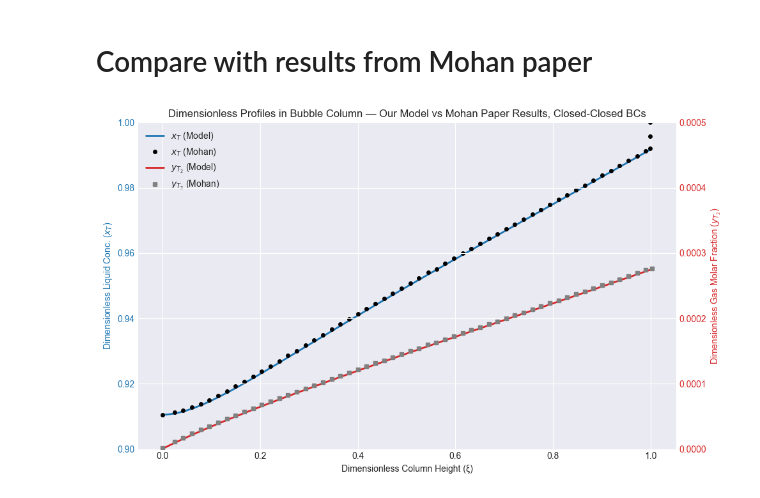
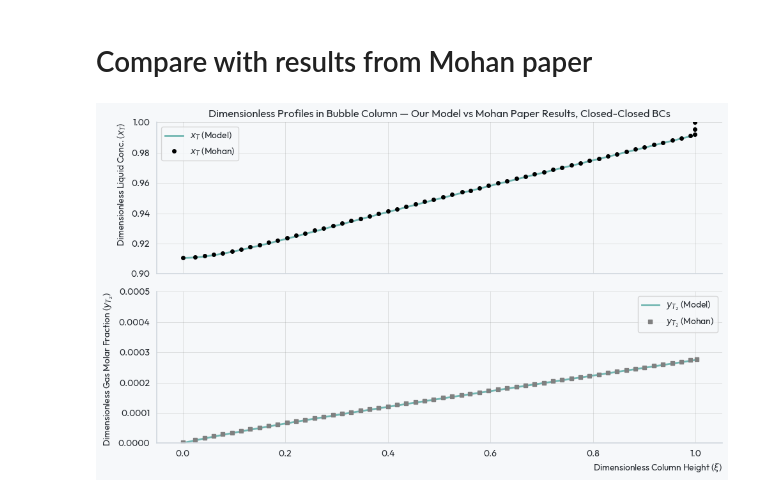
Before and after one commit to rossmacdonald98/BubbleColumnGLC, a Jupyter notebook: GLC/plots.ipynb, the cells around one changed output. Saved outputs shown, nothing was run; the diff lists cells and outputs as text; code cells hidden in the pictures.

```diff
--- a/GLC/plots.ipynb
+++ b/GLC/plots.ipynb
@@ -205,0 +101,3 @@ nu: 0.0008152525771960768
+# %%
+import morethemes as mt
+mt.set_theme("lighter")
@@ -208,58 +212,58 @@ nu: 0.0008152525771960768
 # %%
 # The Mohan paper uses parameters:
 
 # c_T_inlet = 1.96e-2  # mol/m^3 (c_T(L+)), Inlet tritium concentration in liquid
 # y_T2_in = 0      # Inlet tritium molar fraction in gas (0 = pure purge gas)
 # P_0 = 5e5        # Pa, Total pressure at gas inlet / liquid outlet
 # L = 3            # m, Height of the bubble column
 # D = 0.5          # m, Column diameter
 # Flow_l = 560     # kg/s, Liquid mass flow rate
 # Flow_g = 0.19    # mol/s, Gas molar flow rate
 # T = 623          # K, Temperature
 
+for BCs in ["C-C", "O-C"]:
+    new_params = params.copy()
+    new_params["BCs"] = BCs
+    # Run simulation
+    [results, solution] = bubble_col_glc.solve(new_params)
 
-# --- Import Mohan paper results for comparison ---
-if BCs == "C-C":
-    Mohan_xT = pd.read_csv('Mohan_results\Mohan_CC_xT.csv')
-    Mohan_yT2 = pd.read_csv('Mohan_results\Mohan_CC_yT2.csv')
-elif BCs == "O-C":
-    Mohan_xT = pd.read_csv('Mohan_results\Mohan_OC_xT.csv')
-    Mohan_yT2 = pd.read_csv('Mohan_results\Mohan_OC_yT2.csv')
+    # --- Import Mohan paper results for comparison ---
+    if BCs == "C-C":
+        Mohan_xT = pd.read_csv('Mohan_results/Mohan_CC_xT.csv')
+        Mohan_yT2 = pd.read_csv('Mohan_results/Mohan_CC_yT2.csv')
+    elif BCs == "O-C":
+        Mohan_xT = pd.read_csv('Mohan_results/Mohan_OC_xT.csv')
+        Mohan_yT2 = pd.read_csv('Mohan_results/Mohan_OC_yT2.csv')
+    # --- Plot comparison of our model vs Mohan paper dimensionless results ---
 
-# --- Plot comparison of our model vs Mohan paper dimensionless results ---
+    fig1, axs = plt.subplots(figsize=(10, 6), nrows=2, sharex=True)
 
-plt.style.use('seaborn-v0_8-darkgrid')
-fig1, ax1 = plt.subplots(figsize=(10, 6))
+    axs[0].set_ylabel('Dimensionless Liquid Conc. ($x_T$)')
+    axs[0].plot(solution.x, solution.y[0], label='$x_T$ (Model)', lw=2)
+    axs[0].tick_params(axis='y')
+    axs[0].set_ylim(bottom=0.9, top=1)
 
-color = 'tab:blue'
-ax1.set_xlabel('Dimensionless Column Height (ξ)')
-ax1.set_ylabel('Dimensionless Liquid Conc. ($x_T$)', color=color)
-ax1.plot(solution.x, solution.y[0], label='$x_T$ (Model)', color=color, lw=2)
-ax1.tick_params(axis='y', labelcolor=color)
-ax1.set_ylim(bottom=0.9, top=1)
+    axs[1].set_xlabel('Dimensionless Column Height ($\\xi$)')
+    axs[1].set_ylabel('Dimensionless Gas Molar Fraction ($y_{T_2}$)')
+    axs[1].plot(solution.x, solution.y[2], label='$y_{T_2}$ (Model)', lw=2)
+    axs[1].tick_params(axis='y')
+    axs[1].set_ylim(bottom=0, top=5e-4)
+    # plot Mohan xT on primary axis
+    axs[0].plot(Mohan_xT.iloc[:,0], Mohan_xT.iloc[:,1], label='$x_T$ (Mohan)', color='black', marker='o', ls='None', ms=4)
+    # plot Mohan yT2 on secondary axis
+    axs[1].plot(Mohan_yT2.iloc[:,0], Mohan_yT2.iloc[:,1], label='$y_{T_2}$ (Mohan)', color='gray', marker='s', ls='None', ms=4)
+    # --- Combined legend from both axes ---
+    axs[0].legend()
+    axs[1].legend()
+    # h1, l1 = axs[0].get_legend_handles_labels()
+    # h2, l2 = axs[1].get_legend_handles_labels()
+    # axs[0].legend(h1 + h2, l1 + l2, loc='best', ncol=1, framealpha=0.9)
+    if BCs == "C-C":
+        axs[0].set_title('Dimensionless Profiles in Bubble Column — Our Model vs Mohan Paper Results, Closed-Closed BCs')
+    elif BCs == "O-C":
+        axs[0].set_title('Dimensionless Profiles in Bubble Column — Our Model vs Mohan Paper Results, Open-Closed BCs')
 
-ax2 = ax1.twinx()
-color = 'tab:red'
-ax2.set_ylabel('Dimensionless Gas Molar Fraction ($y_{T_2}$)', color=color)
-ax2.plot(solution.x, solution.y[2], label='$y_{T_2}$ (Model)', color=color, lw=2)
-ax2.tick_params(axis='y', labelcolor=color)
-ax2.set_ylim(bottom=0, top=5e-4)
-
-# plot Mohan xT on primary axis
-ax1.plot(Mohan_xT.iloc[:,0], Mohan_xT.iloc[:,1], label='$x_T$ (Mohan)', color='black', marker='o', ls='None', ms=4)
-# plot Mohan yT2 on secondary axis
-ax2.plot(Mohan_yT2.iloc[:,0], Mohan_yT2.iloc[:,1], label='$y_{T_2}$ (Mohan)', color='gray', marker='s', ls='None', ms=4)
-
-# --- Combined legend from both axes ---
-h1, l1 = ax1.get_legend_handles_labels()
-h2, l2 = ax2.get_legend_handles_labels()
-ax1.legend(h1 + h2, l1 + l2, loc='best', ncol=1, framealpha=0.9)
-
-if BCs == "C-C":
-    plt.title('Dimensionless Profiles in Bubble Column — Our Model vs Mohan Paper Results, Closed-Closed BCs')
-elif BCs == "O-C":
-    plt.title('Dimensionless Profiles in Bubble Column — Our Model vs Mohan Paper Results, Open-Closed BCs')
-
-fig1.tight_layout()
+    fig1.tight_layout()
+    plt.show()
 # %% [output]
-[figure, old version]
+[figure, new version]
```
Also changed, not shown: parts of 3 cells of this notebook.
